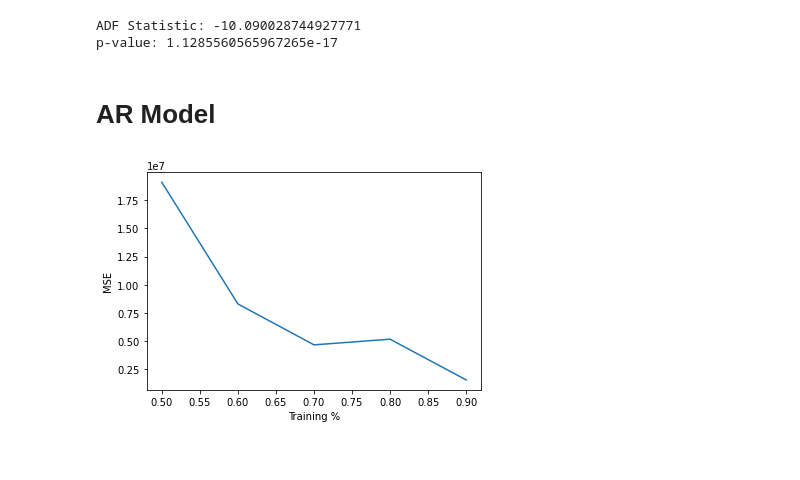
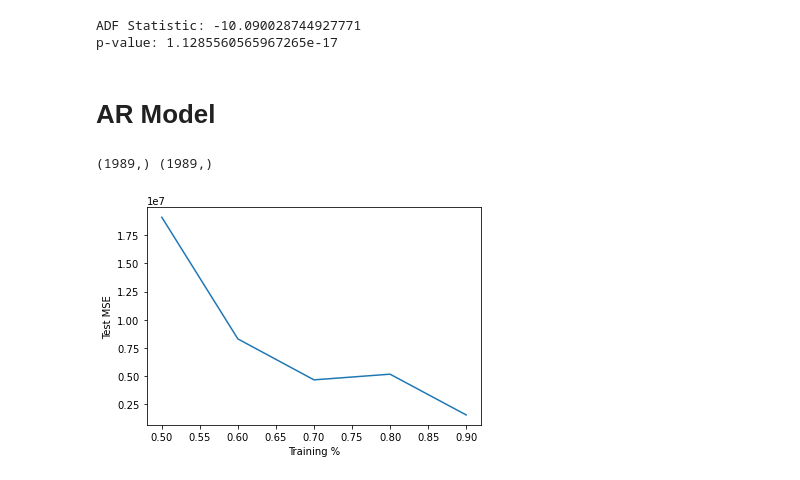
Before and after one commit to anaghlal/bitmap_aibfsi, a Jupyter notebook: code/DataAnalysis_TimeSeries.ipynb, the cells around one changed output. Saved outputs shown, nothing was run; the diff lists cells and outputs as text; code cells hidden in the pictures.

Commit message:
Updates to store results, ANN models, SARIMA

```diff
--- a/code/DataAnalysis_TimeSeries.ipynb
+++ b/code/DataAnalysis_TimeSeries.ipynb
@@ -28,3 +29,14 @@ from sklearn.metrics import mean_squared_error
 #to ignore all warnings
 import warnings
 warnings.filterwarnings('ignore')
+# %%
+def direction(price_tplusone, price_t):
+    if price_tplusone > price_t :
+        return 1
+    return 0
+# %%
+def get_label_arr(price_arr):
+    label_arr = [0]
+    for i in range(1,len(price_arr)):
+        label_arr.append(direction(price_arr[i],price_arr[i-1]))
+    return  np.array(label_arr)
@@ -119,37 +144,40 @@ print('p-value: {}'.format(result[1]))
 # %% [output]
 ADF Statistic: -10.090028744927771
 p-value: 1.1285560565967265e-17
-# %% [markdown]
-# AR Model
+# %% [markdown]
+# AR Model
 # %%
 #plot the accuracy with various train-test splits
 
 x = data.values
+label_arr = get_label_arr(x)
+print(x.shape,label_arr.shape)
 
 train_per_list=[0.5,0.6,0.7,0.8,0.9]
 acc_list=[]
 
 for train_per in train_per_list:
 
     #perform the split
     train = x[:int(x.size*train_per)]
     test = x[int(x.size*train_per):]
 
     #train the model
     arma_model = ARIMA(train, order=(1, 0, 1))
     arma_fit = arma_model.fit()
     arma_pred = arma_fit.predict(start=int(x.size*train_per), end=x.size-1)
 
     #store the results
     acc_list.append(mean_squared_error(test, arma_pred))
 
 #plot the graph
 plt.plot(train_per_list,acc_list)
-plt.ylabel('MSE')
+plt.ylabel('Test MSE')
 plt.xlabel('Training %')
 plt.show()
 # %% [output]
+(1989,) (1989,)
-[figure, old version]
+[figure, new version]
 # %%
 min_max_scaler = MinMaxScaler(feature_range=(0,1))
 x = np.array(data.values)
```
Also changed, not shown: parts of 14 cells of this notebook, 1 other file.
